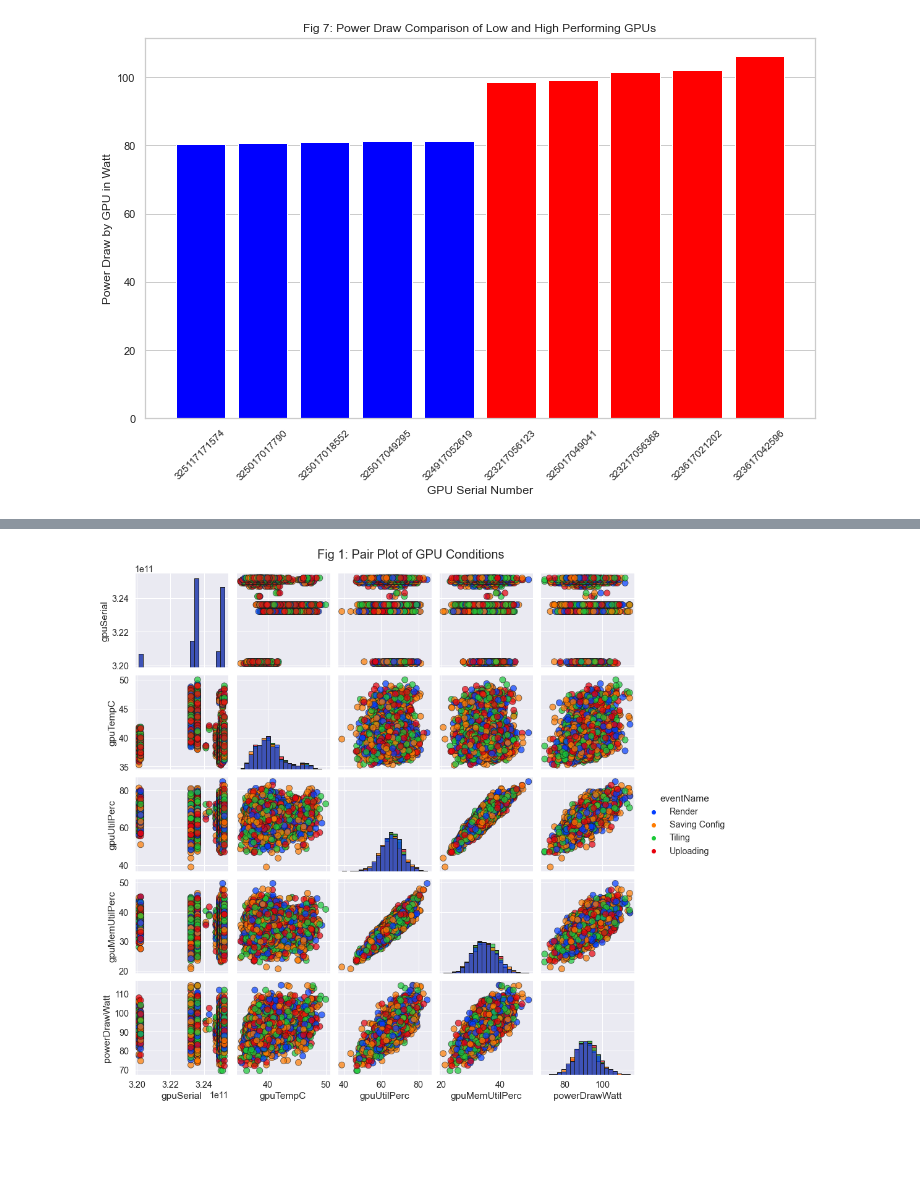
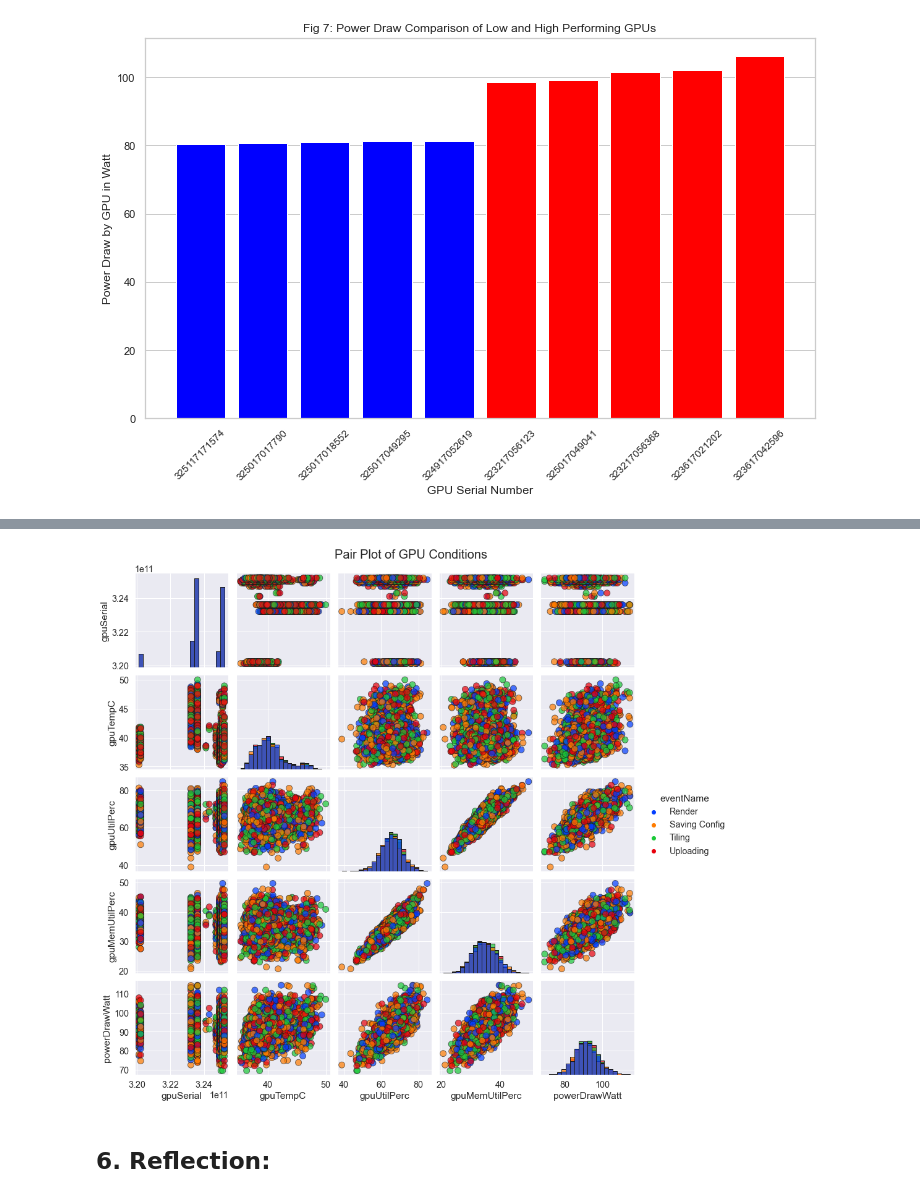
Before and after one commit to rmalik95/Cloud-Project, a Jupyter notebook: CSC8634_Rishabh_Malik_220512619.ipynb, the cells around one changed output, grey strips where cells are left out. Cells and saved outputs as stored; diff of their text form; code cells hidden in the pictures; blank space fills up the shorter version.

```diff
--- a/CSC8634_Rishabh_Malik_220512619.ipynb
+++ b/CSC8634_Rishabh_Malik_220512619.ipynb
@@ -361,12 +368,12 @@ avg_data.reset_index(inplace=True)
 # %%
 # Pairplot of averaged data to see relationship between various GPU conditions.
 
 sns.set(font_scale = 1.3, rc={'figure.figsize':(15, 10)})
 f = sns.pairplot(avg_data, hue="eventName", diag_kind='hist',
                  diag_kws=dict(bins=20, edgecolor="k", linewidth=1,alpha=0.7),
                  plot_kws=dict(s=100, alpha=0.7, edgecolor="k"),palette='bright')
-f.fig.suptitle("Fig 1: Pair Plot of GPU Conditions", fontsize = 20, y=1.01)
+f.fig.suptitle("Pair Plot of GPU Conditions", fontsize = 20, y=1.01)
 plt.xticks(rotation=45)
 plt.show()
 # %% [output]
-[figure, old version]
+[figure, new version]
@@ -374,0 +380,2 @@ plt.show()
+# %% [markdown]
+## 6. Reflection:
```
Also changed, not shown: parts of 35 cells of this notebook.
